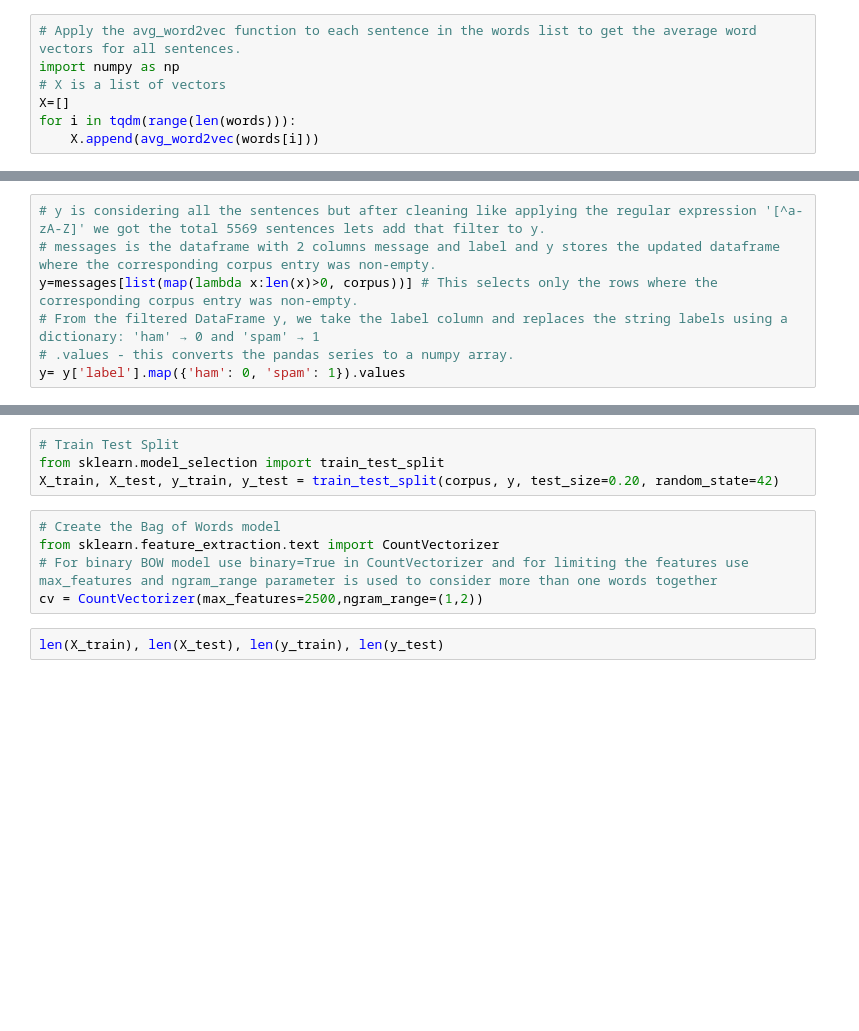
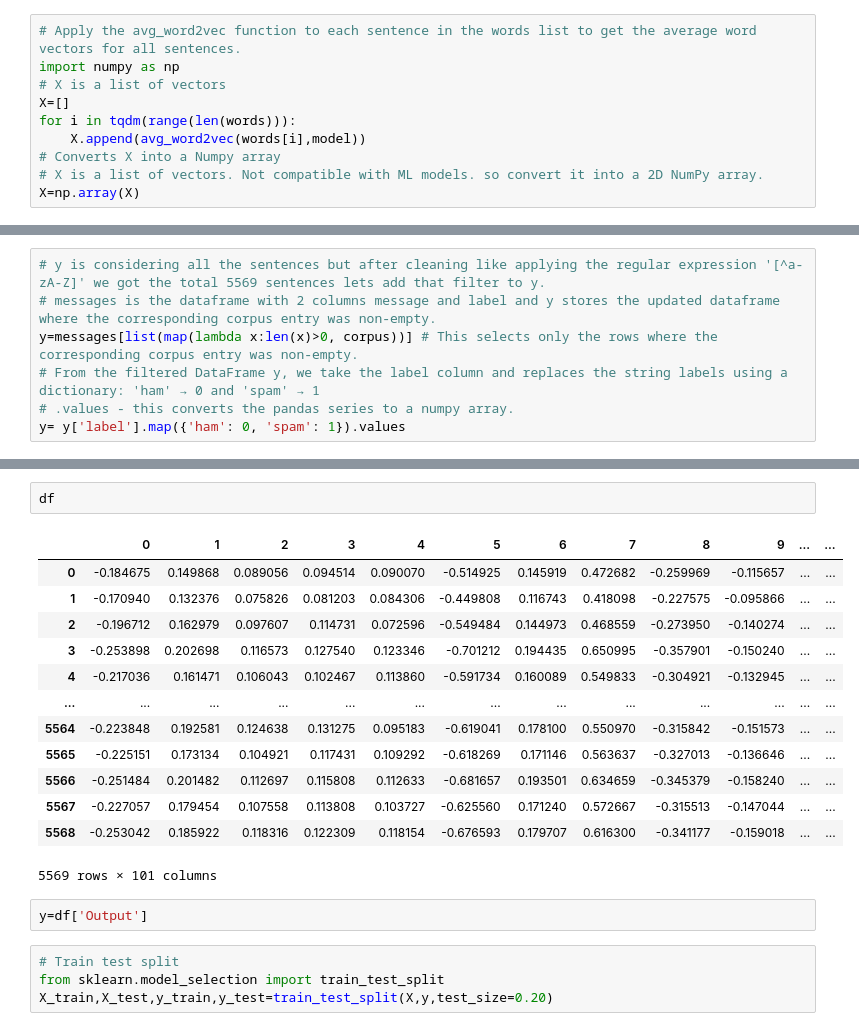
Before and after one commit to Mounika-17/spam-classifier-word2vec, a Jupyter notebook: Notebooks/word2vec_avgword2vec.ipynb, the cells around one changed output, grey strips where cells are left out. Cells and saved outputs as stored; diff of their text form; blank space fills up the shorter version.

```diff
--- a/Notebooks/word2vec_avgword2vec.ipynb
+++ b/Notebooks/word2vec_avgword2vec.ipynb
@@ -259,6 +287,9 @@ import numpy as np
 # X is a list of vectors
 X=[]
 for i in tqdm(range(len(words))):
-    X.append(avg_word2vec(words[i]))
+    X.append(avg_word2vec(words[i],model))
+# Converts X into a Numpy array
+# X is a list of vectors. Not compatible with ML models. so convert it into a 2D NumPy array.
+X=np.array(X)
 # %%
 len(X)
@@ -307,12 +395,23 @@ y
+# %%
+df
+# %% [output]
+|  | 0 | 1 | 2 | 3 | 4 | 5 | 6 | 7 | 8 | 9 | ... | ... |
+| 0 | -0.184675 | 0.149868 | 0.089056 | 0.094514 | 0.090070 | -0.514925 | 0.145919 | 0.472682 | -0.259969 | -0.115657 | ... | ... |
+| 1 | -0.170940 | 0.132376 | 0.075826 | 0.081203 | 0.084306 | -0.449808 | 0.116743 | 0.418098 | -0.227575 | -0.095866 | ... | ... |
+| 2 | -0.196712 | 0.162979 | 0.097607 | 0.114731 | 0.072596 | -0.549484 | 0.144973 | 0.468559 | -0.273950 | -0.140274 | ... | ... |
+| 3 | -0.253898 | 0.202698 | 0.116573 | 0.127540 | 0.123346 | -0.701212 | 0.194435 | 0.650995 | -0.357901 | -0.150240 | ... | ... |
+| 4 | -0.217036 | 0.161471 | 0.106043 | 0.102467 | 0.113860 | -0.591734 | 0.160089 | 0.549833 | -0.304921 | -0.132945 | ... | ... |
+| ... | ... | ... | ... | ... | ... | ... | ... | ... | ... | ... | ... | ... |
+| 5564 | -0.223848 | 0.192581 | 0.124638 | 0.131275 | 0.095183 | -0.619041 | 0.178100 | 0.550970 | -0.315842 | -0.151573 | ... | ... |
+| 5565 | -0.225151 | 0.173134 | 0.104921 | 0.117431 | 0.109292 | -0.618269 | 0.171146 | 0.563637 | -0.327013 | -0.136646 | ... | ... |
+| 5566 | -0.251484 | 0.201482 | 0.112697 | 0.115808 | 0.112633 | -0.681657 | 0.193501 | 0.634659 | -0.345379 | -0.158240 | ... | ... |
+| 5567 | -0.227057 | 0.179454 | 0.107558 | 0.113808 | 0.103727 | -0.625560 | 0.171240 | 0.572667 | -0.315513 | -0.147044 | ... | ... |
+| 5568 | -0.253042 | 0.185922 | 0.118316 | 0.122309 | 0.118154 | -0.676593 | 0.179707 | 0.616300 | -0.341177 | -0.159018 | ... | ... |
+5569 rows × 101 columns
+# %%
+y=df['Output']
 # %%
-# Train Test Split
+# Train test split
 from sklearn.model_selection import train_test_split
-X_train, X_test, y_train, y_test = train_test_split(corpus, y, test_size=0.20, random_state=42)
+X_train,X_test,y_train,y_test=train_test_split(X,y,test_size=0.20)
-# %%
-# Create the Bag of Words model
-from sklearn.feature_extraction.text import CountVectorizer
-# For binary BOW model use binary=True in CountVectorizer and for limiting the features use max_features and ngram_range parameter is used to consider more than one words together
-cv = CountVectorizer(max_features=2500,ngram_range=(1,2))
-# %%
-len(X_train), len(X_test), len(y_train), len(y_test)
 # %%
```
Also changed, not shown: parts of 39 cells of this notebook.
